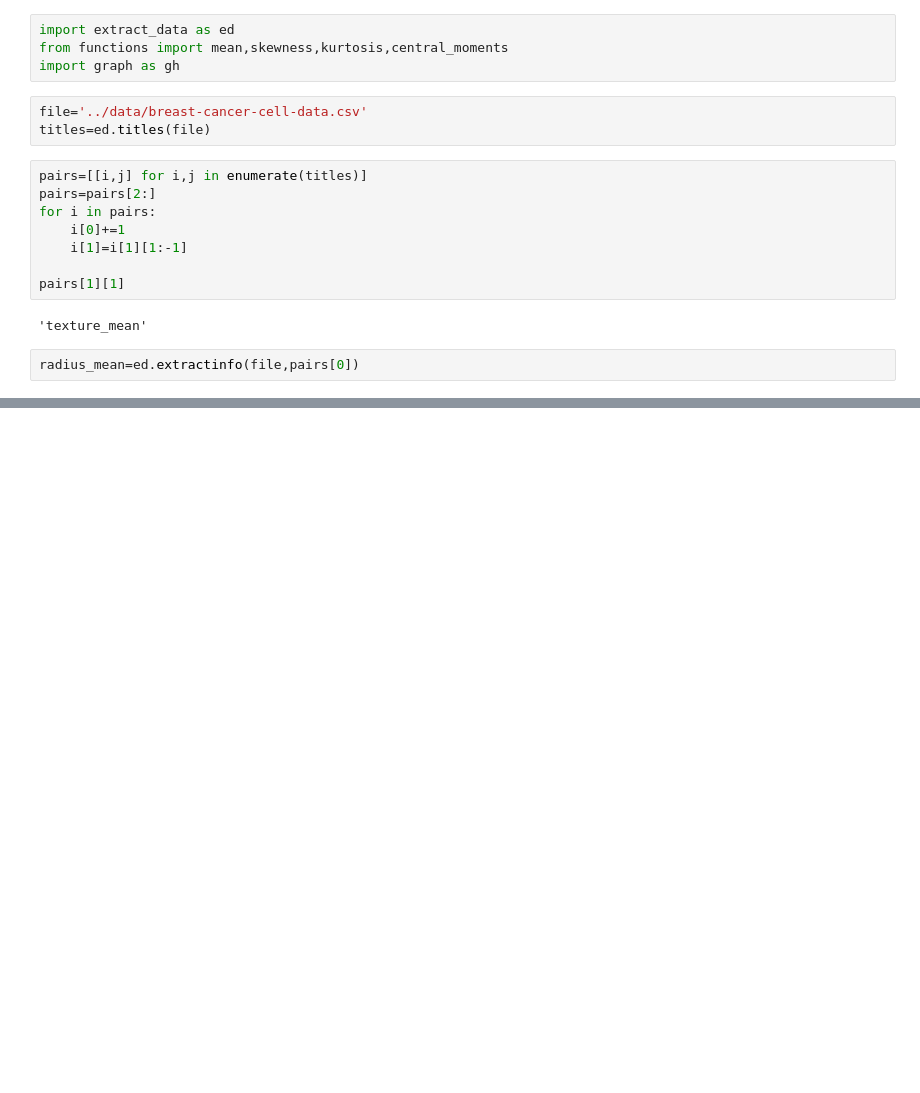
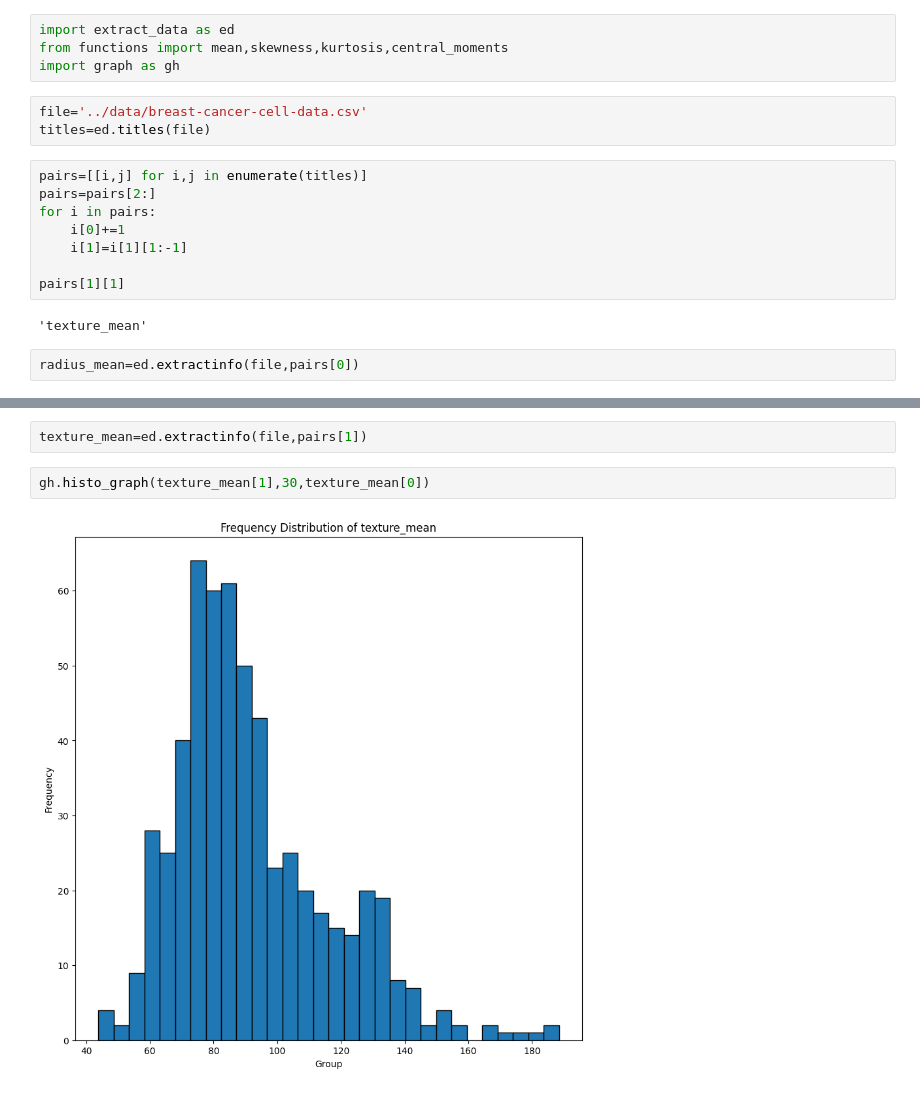
Before and after one commit to mrhamana/mammo-da, a Jupyter notebook: pythonside/main.ipynb, the cells around one changed output, grey strips where cells are left out. Saved outputs shown, nothing was run; the diff lists cells and outputs as text; blank space fills up the shorter version.

```diff
--- a/pythonside/main.ipynb
+++ b/pythonside/main.ipynb
@@ -31,0 +32,6 @@ True
+# %%
+texture_mean=ed.extractinfo(file,pairs[1])
+# %%
+gh.histo_graph(texture_mean[1],30,texture_mean[0])
+# %% [output]
+[figure, added]
```
Also changed, not shown: parts of 14 cells of this notebook, 4 other files.
